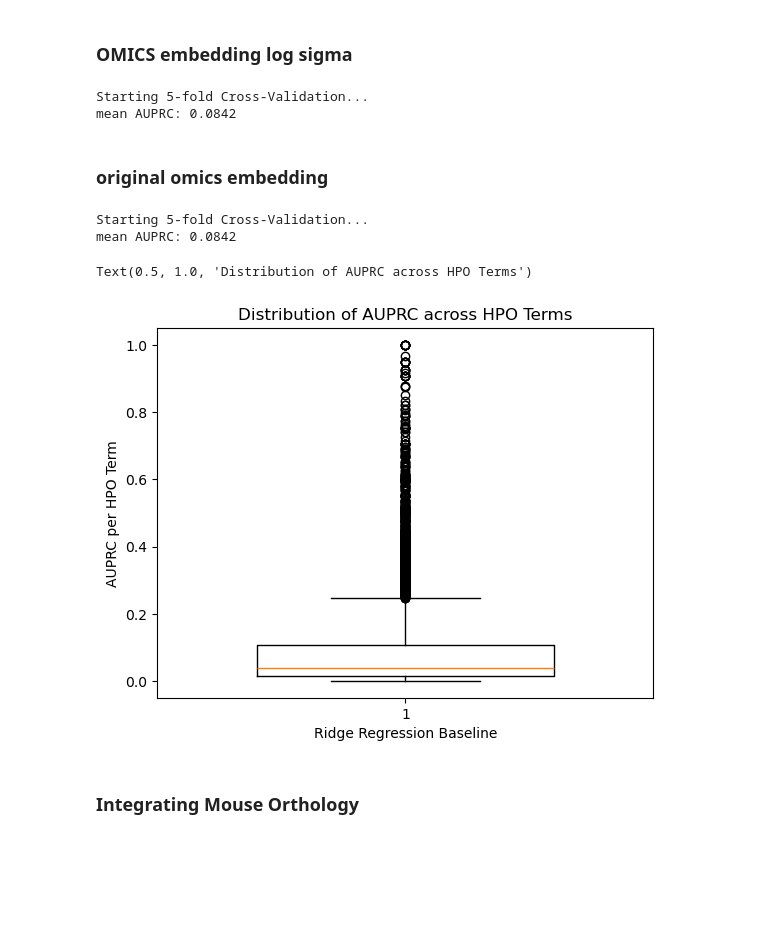
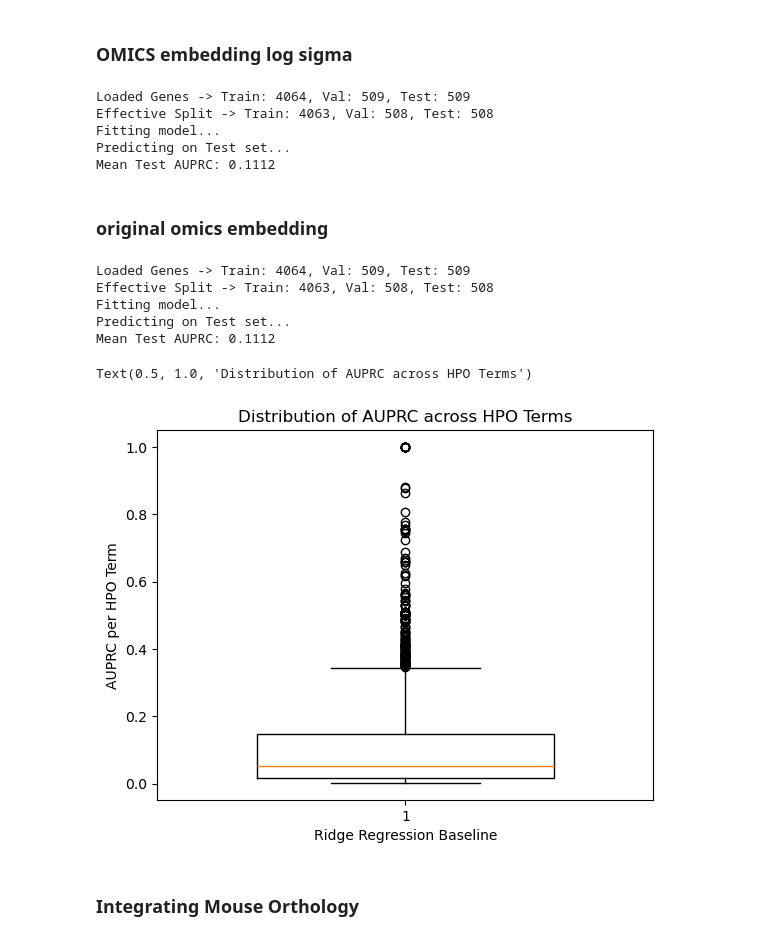
Before and after one commit to tianmalu/gene_embeddings, a Jupyter notebook: predict_hpos.ipynb, the cells around one changed output. Drawn from its saved outputs; the diff is of its cells as text; code cells hidden in the pictures; blank space fills up the shorter version.

Commit message:
added split

```diff
--- a/predict_hpos.ipynb
+++ b/predict_hpos.ipynb
@@ -168,48 +198,42 @@ def predict_hpo_terms_base(model, kf_splits,X,Y):
+# %%
+train_file = 'data/splits/train_genes.tsv'
+val_file   = 'data/splits/validation_genes.tsv'
+test_file  = 'data/splits/test_genes.tsv'
 # %%
 # ridge regression
-results_base = predict_hpo_terms_base(Ridge(alpha=1.0),5,X_aligned, Y_aligned)
+results_base = predict_hpo_terms_base(Ridge(alpha=1.0),X_aligned, Y_aligned, train_file, val_file,test_file)
 
-all_scores = [
-    score
-    for scores in results_base.values()
-    for score in scores
-]
-
-
-# get mean AUPRC
-mean_auprc = np.mean(all_scores)
-
-print(f"mean AUPRC: {mean_auprc:.4f}")
+valid_scores = [s for s in results_base.values() if not np.isnan(s)]
+print(f"Mean Test AUPRC: {np.mean(valid_scores):.4f}")
 # %% [output]
-Starting 5-fold Cross-Validation...
-mean AUPRC: 0.0842
+Loaded Genes -> Train: 4064, Val: 509, Test: 509
+Effective Split -> Train: 4063, Val: 508, Test: 508
+Fitting model...
+Predicting on Test set...
+Mean Test AUPRC: 0.1112
 # %% [markdown]
 ### original omics embedding
-# %%
-results_base_org = predict_hpo_terms_base(Ridge(alpha=1.0),5,X_aligned_org, Y_aligned)
-
-all_scores_org = [
-    score
-    for scores in results_base.values()
-    for score in scores
-]
-
-mean_auprc_org = np.mean(all_scores_org)
-
-print(f"mean AUPRC: {mean_auprc_org:.4f}")
-# %% [output]
-Starting 5-fold Cross-Validation...
-mean AUPRC: 0.0842
+# %%
+results_base_org = predict_hpo_terms_base(Ridge(alpha=1.0),X_aligned, Y_aligned, train_file, val_file,test_file)
+
+valid_scores_org = [s for s in results_base_org.values() if not np.isnan(s)]
+print(f"Mean Test AUPRC: {np.mean(valid_scores_org):.4f}")
+# %% [output]
+Loaded Genes -> Train: 4064, Val: 509, Test: 509
+Effective Split -> Train: 4063, Val: 508, Test: 508
+Fitting model...
+Predicting on Test set...
+Mean Test AUPRC: 0.1112
 # %%
 # box plot with results
 
-plt.boxplot(all_scores, positions=[1], widths=0.6)
+plt.boxplot(valid_scores, positions=[1], widths=0.6)
 plt.xlabel('Ridge Regression Baseline')
 plt.ylabel('AUPRC per HPO Term')
 plt.title('Distribution of AUPRC across HPO Terms')
 # %% [output]
 Text(0.5, 1.0, 'Distribution of AUPRC across HPO Terms')
-[figure, old version]
+[figure, new version]
 # %% [markdown]
 ### Integrating Mouse Orthology
 # %%
```
Also changed, not shown: parts of 15 cells of this notebook, 4 other files.
